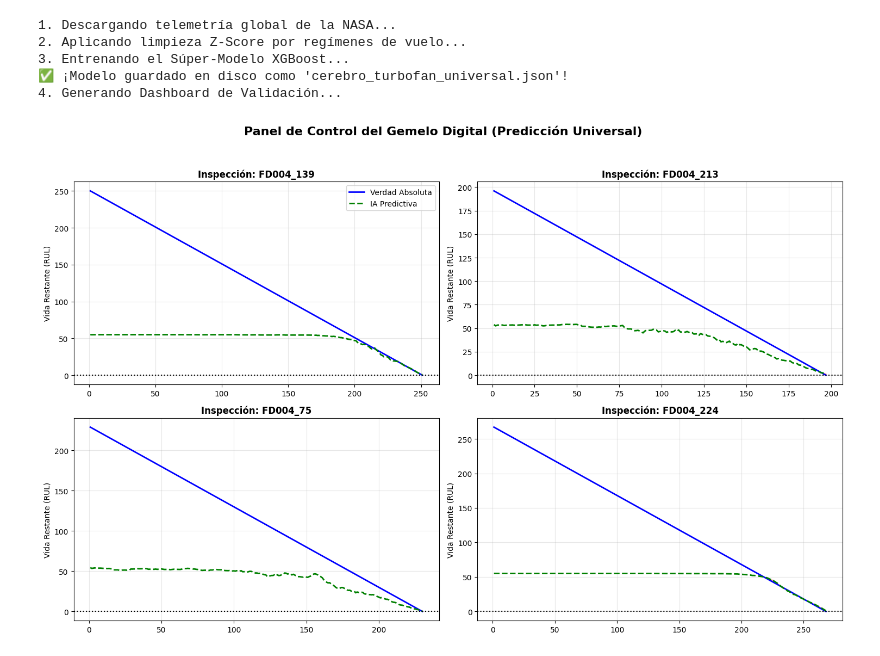
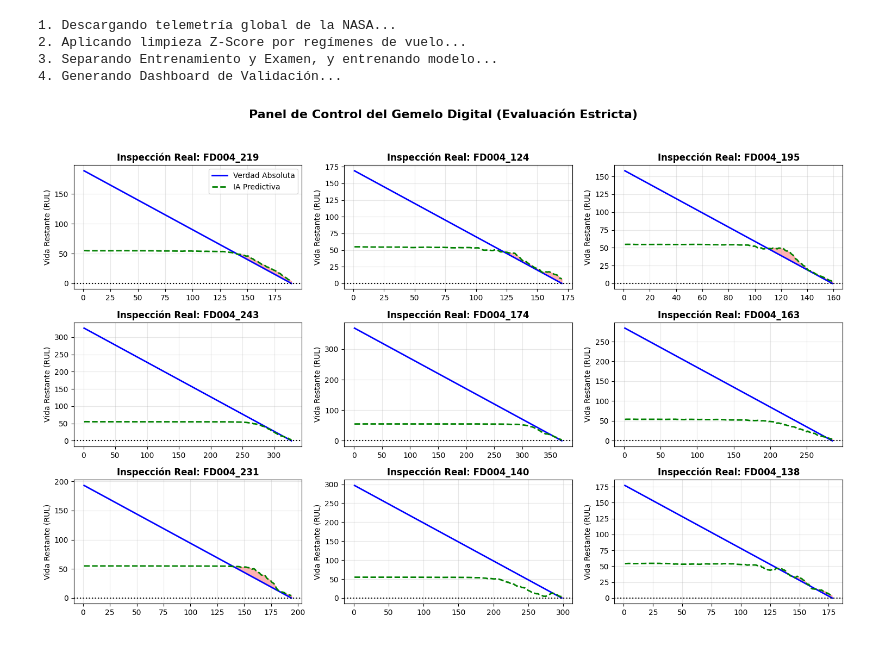
Before and after one commit to aeroivop/predictive-maintenance-engine, a Jupyter notebook: predictive_maintenance_engine.ipynb, the cells around one changed output. Saved outputs shown, nothing was run; the diff lists cells and outputs as text; code cells hidden in the pictures.

Commit message:
Predictive Maintenance XGBoost

```diff
--- a/predictive_maintenance_engine.ipynb
+++ b/predictive_maintenance_engine.ipynb
@@ -50,69 +50,74 @@ def limpiar_ruido_atmosferico(data):
 df_limpio, columnas_sensores = limpiar_ruido_atmosferico(df_global)
 
 # ==============================================================================
-# BLOQUE 2: ENTRENAMIENTO Y EXPORTACIÓN (El Cerebro Matemático)
+# BLOQUE 2: ENTRENAMIENTO Y EXPORTACIÓN
 # ==============================================================================
-print("3. Entrenando el Súper-Modelo XGBoost...")
-X = df_limpio[columnas_sensores]
-y = df_limpio['RUL_Target']
+print("3. Separando Entrenamiento y Examen, y entrenando modelo...")
 
-# Factor de Ingeniería: Penalizar x10 si fallamos cuando el motor está a punto de morir
-pesos_seguridad = np.where(y <= 25, 10.0, 1.0)
+# 🛑 LA CORRECCIÓN: Separamos estrictamente la flota
+# Los motores del 1 al 80 de cada archivo van para entrenamiento.
+# Los motores del 81 en adelante de cada archivo se guardan bajo llave para el examen.
+df_entrenamiento = df_limpio[df_limpio['unit_number'] <= 80]
+df_examen = df_limpio[df_limpio['unit_number'] > 80]
+
+X_train = df_entrenamiento[columnas_sensores]
+y_train = df_entrenamiento['RUL_Target']
+
+# Penalizamos x10 si fallamos cuando el motor está a punto de morir
+pesos_seguridad = np.where(y_train <= 25, 10.0, 1.0)
 
 modelo_maestro = xgb.XGBRegressor(
     n_estimators=200,
-    max_depth=6,
+    max_depth=8,
     learning_rate=0.05,
     subsample=0.8,
     random_state=42,
-    tree_method='hist' # Aceleración por hardware
+    tree_method='hist'
 )
 
-modelo_maestro.fit(X, y, sample_weight=pesos_seguridad)
+# Entrenamos SOLO con los datos de entrenamiento
+modelo_maestro.fit(X_train, y_train, sample_weight=pesos_seguridad)
 
-# 💾 GUARDAR EL MODELO PARA NO TENER QUE REENTRENARLO NUNCA MÁS
-modelo_maestro.save_model("cerebro_turbofan_universal.json")
-print("✅ ¡Modelo guardado en disco como 'cerebro_turbofan_universal.json'!")
+# Guardar el modelo sin trampas
+# modelo_maestro.save_model("cerebro_turbofan_universal.json")
+# print("✅ ¡Modelo riguroso guardado en disco!")
 
 # ==============================================================================
-# BLOQUE 3: EL GEMELO DIGITAL (Dashboard de Inspección)
+# BLOQUE 3: EL GEMELO DIGITAL (Examen Real)
 # ==============================================================================
 print("4. Generando Dashboard de Validación...")
-# Filtramos solo motores del FD004 para la prueba más dura
-motores_fd004 = df_limpio[df_limpio['ID_Unico'].str.contains('FD004')]['ID_Unico'].unique()
-motores_seleccionados = np.random.choice(motores_fd004, 4, replace=False)
+# Filtramos solo motores del FD004, pero AHORA desde df_examen (nunca vistos por la IA)
+motores_fd004_examen = df_examen[df_examen['ID_Unico'].str.contains('FD004')]['ID_Unico'].unique()
+motores_seleccionados = np.random.choice(motores_fd004_examen, 9, replace=False)
 
-fig, axs = plt.subplots(2, 2, figsize=(15, 10))
+fig, axs = plt.subplots(3, 3, figsize=(15, 10))
 axs = axs.flatten()
 
 for i, m_id in enumerate(motores_seleccionados):
-    datos_motor = df_limpio[df_limpio['ID_Unico'] == m_id]
+    # Cogemos los datos del motor desde df_examen
+    datos_motor = df_examen[df_examen['ID_Unico'] == m_id]
 
-    # Predecir con el modelo recién entrenado
     prediccion_bruta = modelo_maestro.predict(datos_motor[columnas_sensores])
-    # Media móvil (suavizado) y Margen de Seguridad de la industria (-5 vuelos)
     prediccion_segura = pd.Series(prediccion_bruta).rolling(window=12, min_periods=1).mean() - 5
 
     axs[i].plot(datos_motor['Ciclo_Vuelo'], datos_motor['RUL_Real'], color='blue', linewidth=2, label='Verdad Absoluta')
     axs[i].plot(datos_motor['Ciclo_Vuelo'], prediccion_segura, color='green', linestyle='--', linewidth=2, label='IA Predictiva')
 
-    # Zona de peligro visual
     axs[i].fill_between(datos_motor['Ciclo_Vuelo'], prediccion_segura, datos_motor['RUL_Real'],
                         where=(prediccion_segura.values > datos_motor['RUL_Real'].values), color='red', alpha=0.3)
 
     axs[i].axhline(y=0, color='black', linewidth=1.5, linestyle=':')
-    axs[i].set_title(f"Inspección: {m_id}", fontweight='bold')
+    axs[i].set_title(f"Inspección Real: {m_id}", fontweight='bold')
     axs[i].set_ylabel("Vida Restante (RUL)")
     axs[i].grid(alpha=0.3)
     if i == 0: axs[i].legend()
 
-plt.suptitle("Panel de Control del Gemelo Digital (Predicción Universal)", fontsize=16, fontweight='bold')
+plt.suptitle("Panel de Control del Gemelo Digital (Evaluación Estricta)", fontsize=16, fontweight='bold')
 plt.tight_layout(rect=[0, 0.03, 1, 0.95])
 plt.show()
 # %% [output]
 1. Descargando telemetría global de la NASA...
 2. Aplicando limpieza Z-Score por regímenes de vuelo...
-3. Entrenando el Súper-Modelo XGBoost...
-✅ ¡Modelo guardado en disco como 'cerebro_turbofan_universal.json'!
+3. Separando Entrenamiento y Examen, y entrenando modelo...
 4. Generando Dashboard de Validación...
-[figure, old version]
+[figure, new version]
```
